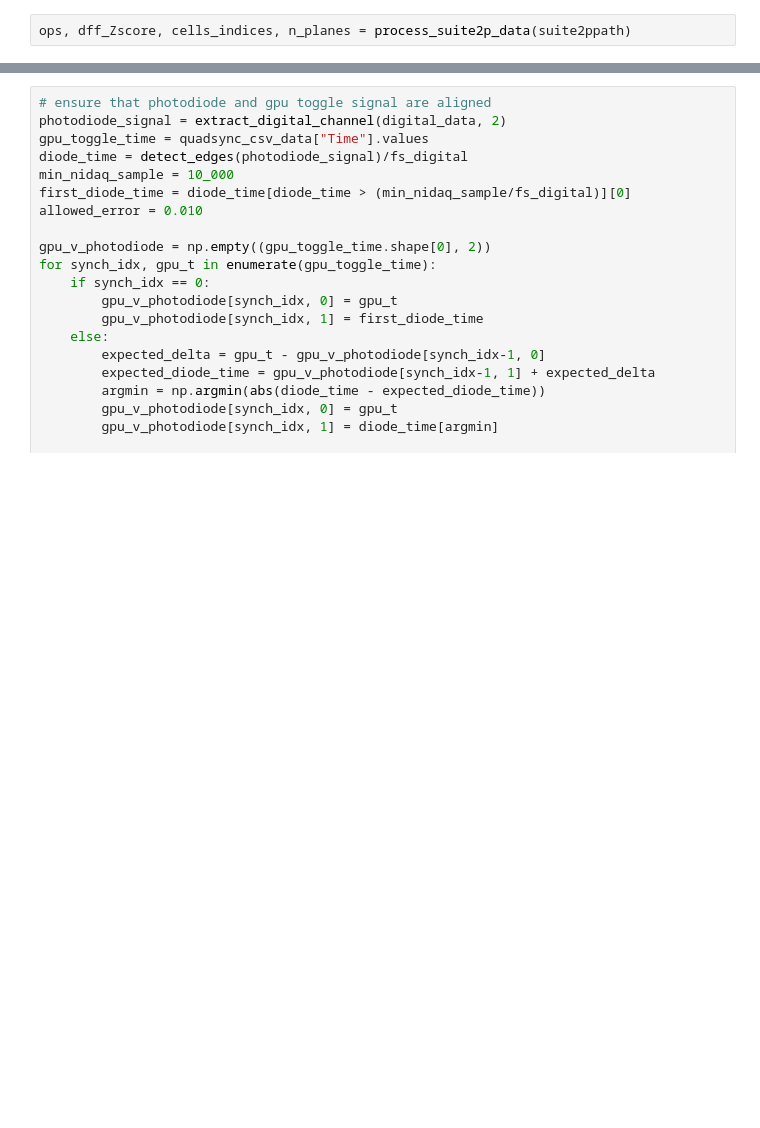
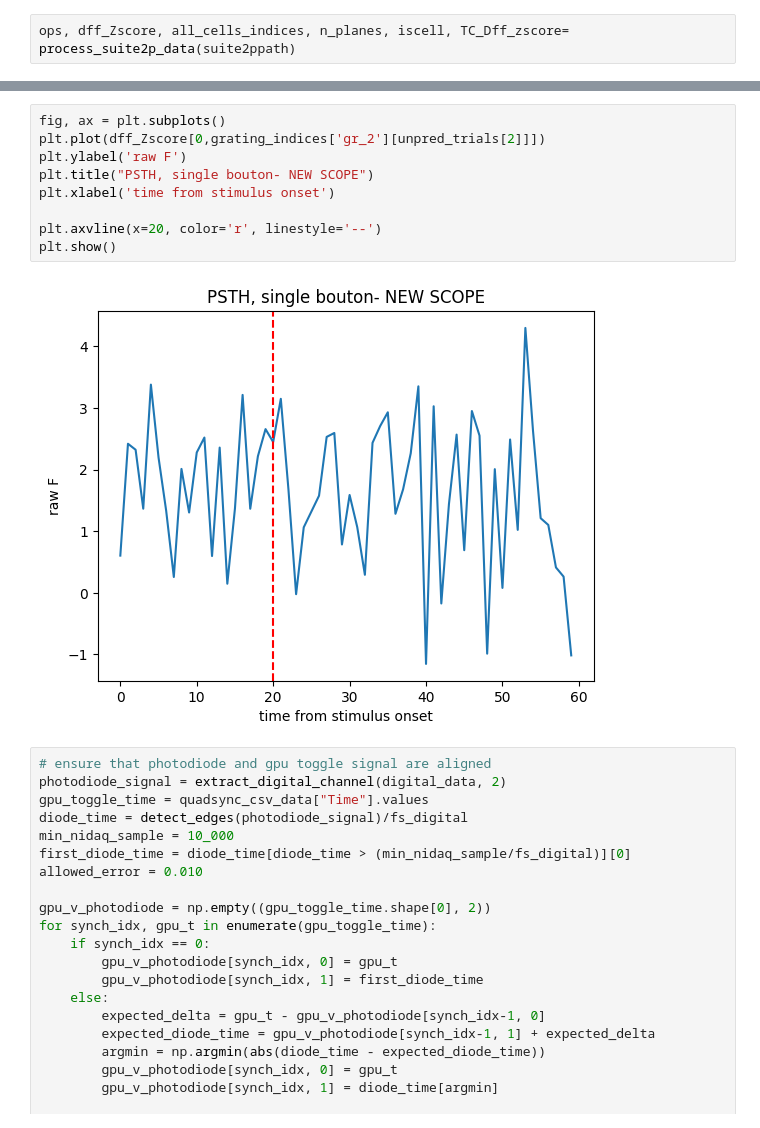
Before and after one commit to neurogears/sarahe-vr-2p, a Jupyter notebook: analysis/preprocessData.ipynb, the cells around one changed output, grey strips where cells are left out. Drawn from its saved outputs; the diff is of its cells as text; blank space fills up the shorter version.

```diff
--- a/analysis/preprocessData.ipynb
+++ b/analysis/preprocessData.ipynb
@@ -200,4 +212,4 @@ def check_data(behavior_data_path, data,n_planes):
         downsampled_data = pd.read_pickle(data_path)
     return downsampled_data
 # %%
-ops, dff_Zscore, cells_indices, n_planes = process_suite2p_data(suite2ppath)
+ops, dff_Zscore, all_cells_indices, n_planes, iscell, TC_Dff_zscore= process_suite2p_data(suite2ppath)
@@ -204,3 +234,14 @@ ops, dff_Zscore, cells_indices, n_planes = process_suite2p_data(suite2ppath)
+# %%
+fig, ax = plt.subplots()
+plt.plot(dff_Zscore[0,grating_indices['gr_2'][unpred_trials[2]]])
+plt.ylabel('raw F')
+plt.title("PSTH, single bouton- NEW SCOPE")
+plt.xlabel('time from stimulus onset')
+
+plt.axvline(x=20, color='r', linestyle='--')
+plt.show()
+# %% [output]
+[figure, added]
 # %%
 # ensure that photodiode and gpu toggle signal are aligned
 photodiode_signal = extract_digital_channel(digital_data, 2)
```
Also changed, not shown: parts of 15 cells of this notebook.
